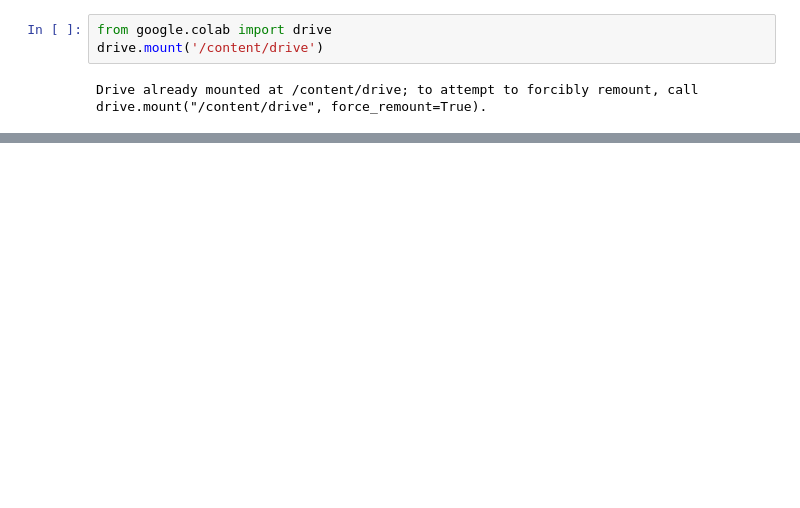
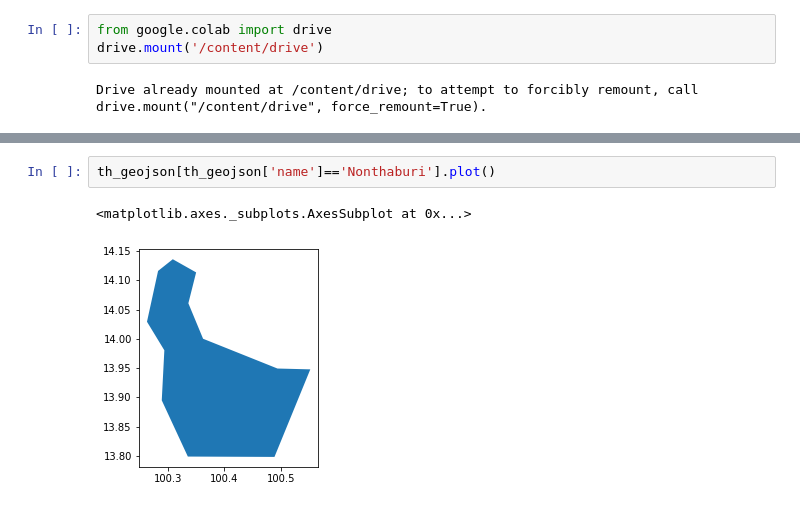
Before and after one commit to PatchareepornT/Basicprg_DataViz65, a Jupyter notebook: ProjectBPDV65.ipynb, the cells around one changed output, grey strips where cells are left out. Saved outputs shown, nothing was run; the diff lists cells and outputs as text; blank space fills up the shorter version.

```diff
--- a/ProjectBPDV65.ipynb
+++ b/ProjectBPDV65.ipynb
@@ -319,0 +1184,5 @@ dtype: bool
+# %%
+th_geojson[th_geojson['name']=='Nonthaburi'].plot()
+# %% [output]
+<matplotlib.axes._subplots.AxesSubplot at 0x...>
+[figure, added]
```
Also changed, not shown: parts of 167 cells of this notebook.
